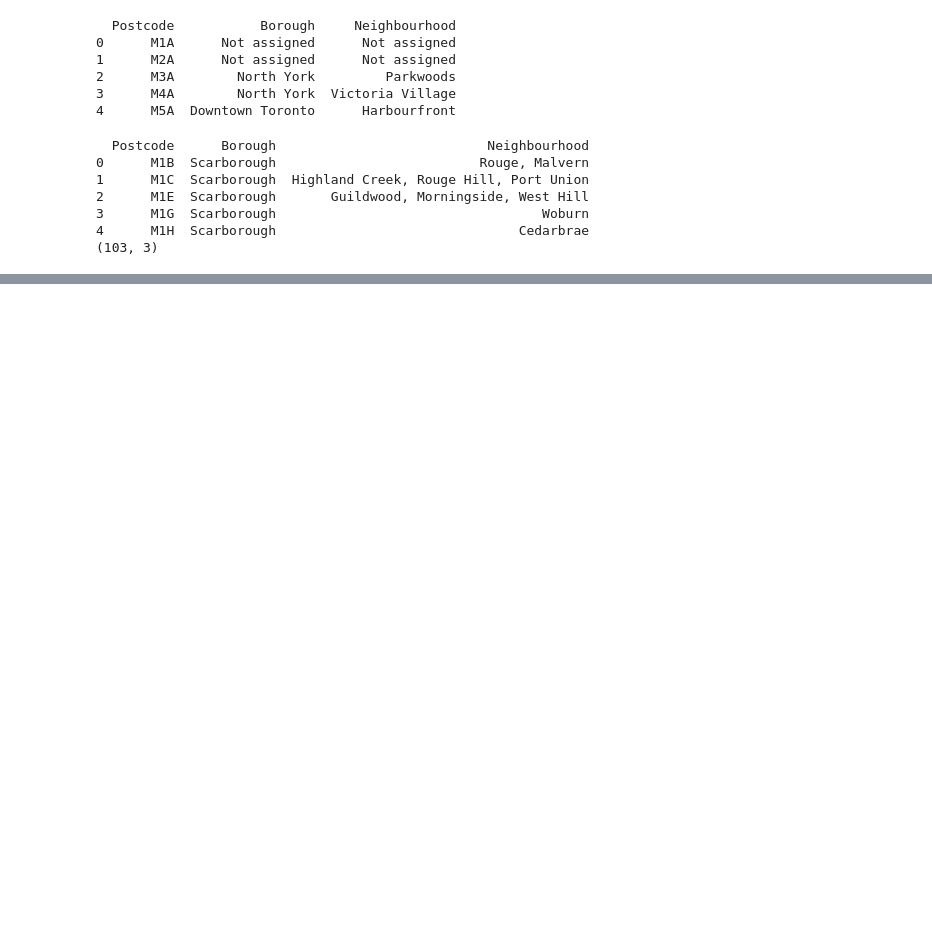
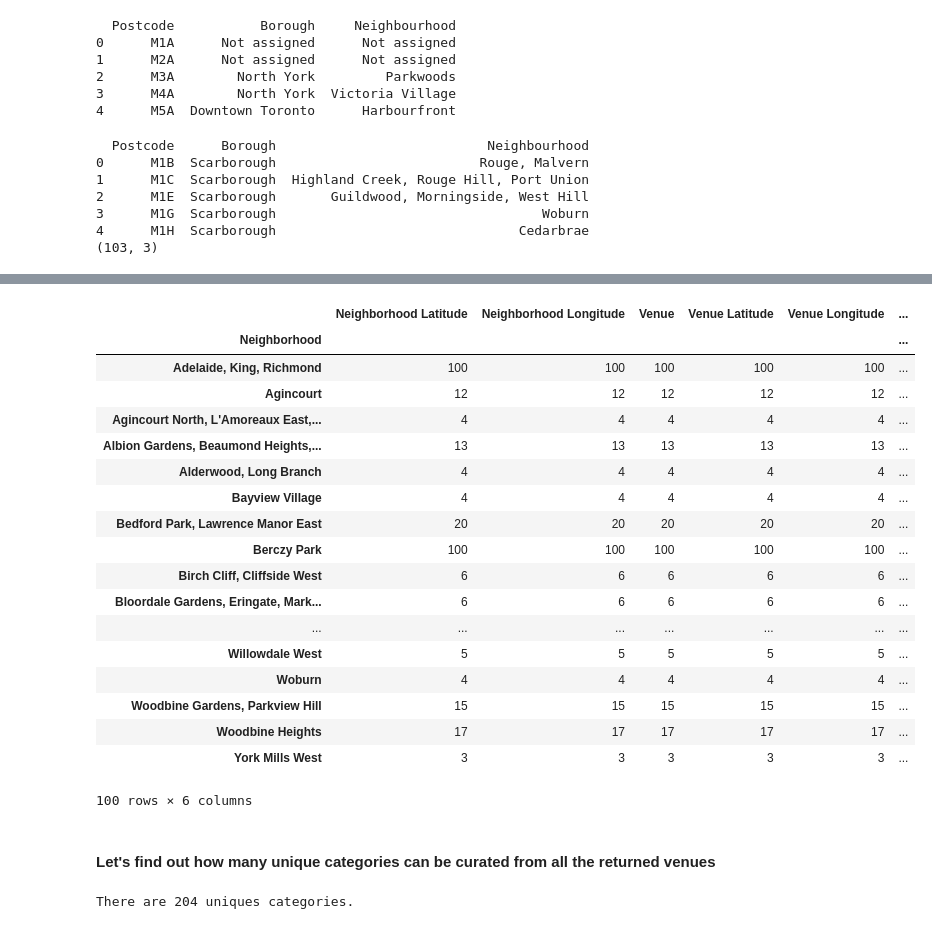
Before and after one commit to Avila27/Coursera_Capstone, a Jupyter notebook: Applied_Data_Science_Notebook.ipynb, the cells around one changed output, grey strips where cells are left out. Drawn from its saved outputs; the diff is of its cells as text; code cells hidden in the pictures; blank space fills up the shorter version.

```diff
--- a/Applied_Data_Science_Notebook.ipynb
+++ b/Applied_Data_Science_Notebook.ipynb
@@ -107,0 +311,12 @@ lat_lng_coords
+# %%
+# function that extracts the category of the venue
+def get_category_type(row):
+    try:
+        categories_list = row['categories']
+    except:
+        categories_list = row['venue.categories']
+
+    if len(categories_list) == 0:
+        return None
+    else:
+        return categories_list[0]['name']
@@ -107,0 +438,28 @@ lat_lng_coords
+# %%
+toronto_venues.groupby('Neighborhood').count()
+# %% [output]
+|  | Neighborhood Latitude | Neighborhood Longitude | Venue | Venue Latitude | Venue Longitude | ... |
+| Neighborhood |  |  |  |  |  | ... |
+| Adelaide, King, Richmond | 100 | 100 | 100 | 100 | 100 | ... |
+| Agincourt | 12 | 12 | 12 | 12 | 12 | ... |
+| Agincourt North, L'Amoreaux East,... | 4 | 4 | 4 | 4 | 4 | ... |
+| Albion Gardens, Beaumond Heights,... | 13 | 13 | 13 | 13 | 13 | ... |
+| Alderwood, Long Branch | 4 | 4 | 4 | 4 | 4 | ... |
+| Bayview Village | 4 | 4 | 4 | 4 | 4 | ... |
+| Bedford Park, Lawrence Manor East | 20 | 20 | 20 | 20 | 20 | ... |
+| Berczy Park | 100 | 100 | 100 | 100 | 100 | ... |
+| Birch Cliff, Cliffside West | 6 | 6 | 6 | 6 | 6 | ... |
+| Bloordale Gardens, Eringate, Mark... | 6 | 6 | 6 | 6 | 6 | ... |
+| ... | ... | ... | ... | ... | ... | ... |
+| Willowdale West | 5 | 5 | 5 | 5 | 5 | ... |
+| Woburn | 4 | 4 | 4 | 4 | 4 | ... |
+| Woodbine Gardens, Parkview Hill | 15 | 15 | 15 | 15 | 15 | ... |
+| Woodbine Heights | 17 | 17 | 17 | 17 | 17 | ... |
+| York Mills West | 3 | 3 | 3 | 3 | 3 | ... |
+100 rows × 6 columns
+# %% [markdown]
+#### Let's find out how many unique categories can be curated from all the returned venues
+# %%
+print('There are {} uniques categories.'.format(len(toronto_venues['Venue Category'].unique())))
+# %% [output]
+There are 204 uniques categories.
```
Also changed, not shown: parts of 83 cells of this notebook.
